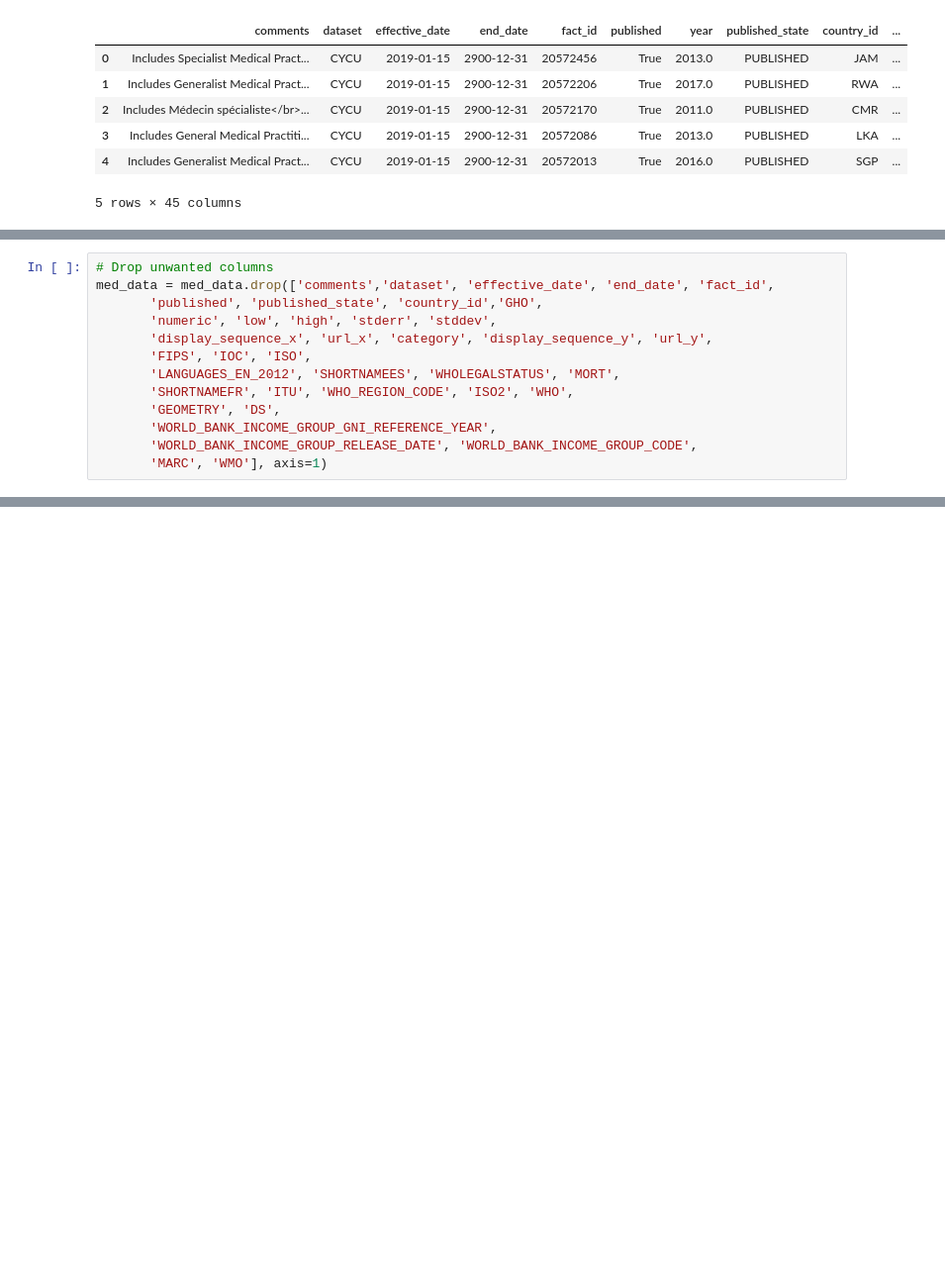
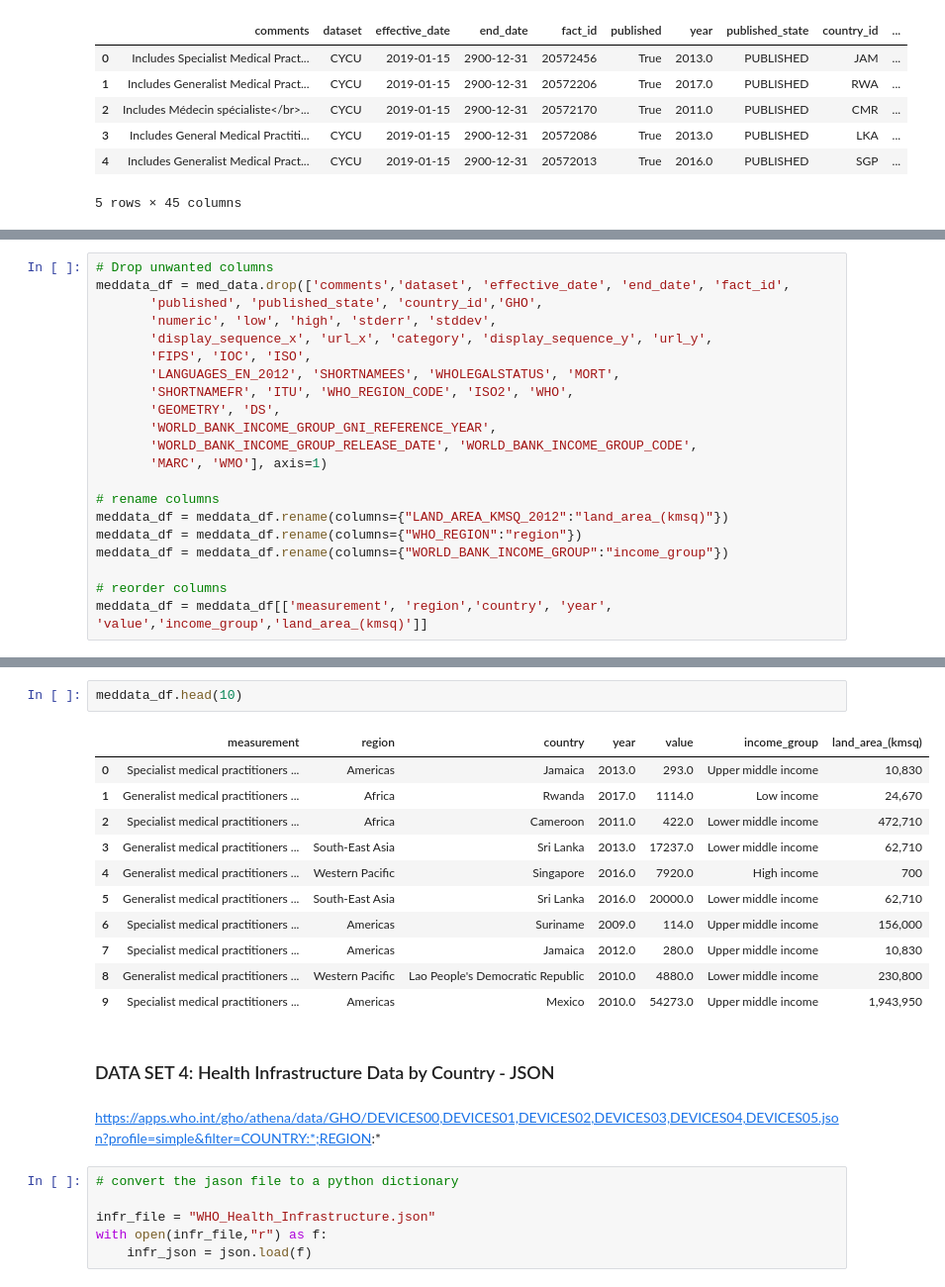
Before and after one commit to lwensley/project-2, a Jupyter notebook: Project 2 ETL.ipynb, the cells around one changed output, grey strips where cells are left out. Shown at 99% size. Drawn from its saved outputs; the diff is of its cells as text; blank space fills up the shorter version.

```diff
--- a/Project 2 ETL.ipynb
+++ b/Project 2 ETL.ipynb
@@ -452,7 +539,7 @@ Index(['comments', 'dataset', 'effective_date', 'end_date', 'fact_id',
       dtype='object')
 # %%
 # Drop unwanted columns
-med_data = med_data.drop(['comments','dataset', 'effective_date', 'end_date', 'fact_id',
+meddata_df = med_data.drop(['comments','dataset', 'effective_date', 'end_date', 'fact_id',
        'published', 'published_state', 'country_id','GHO',
        'numeric', 'low', 'high', 'stderr', 'stddev',
        'display_sequence_x', 'url_x', 'category', 'display_sequence_y', 'url_y',
@@ -463,3 +550,11 @@ med_data = med_data.drop(['comments','dataset', 'effective_date', 'end_date', 'f
        'WORLD_BANK_INCOME_GROUP_GNI_REFERENCE_YEAR',
        'WORLD_BANK_INCOME_GROUP_RELEASE_DATE', 'WORLD_BANK_INCOME_GROUP_CODE',
        'MARC', 'WMO'], axis=1)
+
+# rename columns
+meddata_df = meddata_df.rename(columns={"LAND_AREA_KMSQ_2012":"land_area_(kmsq)"})
+meddata_df = meddata_df.rename(columns={"WHO_REGION":"region"})
+meddata_df = meddata_df.rename(columns={"WORLD_BANK_INCOME_GROUP":"income_group"})
+
+# reorder columns
+meddata_df = meddata_df[['measurement', 'region','country', 'year', 'value','income_group','land_area_(kmsq)']]
@@ -486,0 +561,24 @@ med_data
+# %%
+meddata_df.head(10)
+# %% [output]
+|  | measurement | region | country | year | value | income_group | land_area_(kmsq) |
+| 0 | Specialist medical practitioners ... | Americas | Jamaica | 2013.0 | 293.0 | Upper middle income | 10,830 |
+| 1 | Generalist medical practitioners ... | Africa | Rwanda | 2017.0 | 1114.0 | Low income | 24,670 |
+| 2 | Specialist medical practitioners ... | Africa | Cameroon | 2011.0 | 422.0 | Lower middle income | 472,710 |
+| 3 | Generalist medical practitioners ... | South-East Asia | Sri Lanka | 2013.0 | 17237.0 | Lower middle income | 62,710 |
+| 4 | Generalist medical practitioners ... | Western Pacific | Singapore | 2016.0 | 7920.0 | High income | 700 |
+| 5 | Generalist medical practitioners ... | South-East Asia | Sri Lanka | 2016.0 | 20000.0 | Lower middle income | 62,710 |
+| 6 | Specialist medical practitioners ... | Americas | Suriname | 2009.0 | 114.0 | Upper middle income | 156,000 |
+| 7 | Specialist medical practitioners ... | Americas | Jamaica | 2012.0 | 280.0 | Upper middle income | 10,830 |
+| 8 | Generalist medical practitioners ... | Western Pacific | Lao People's Democratic Republic | 2010.0 | 4880.0 | Lower middle income | 230,800 |
+| 9 | Specialist medical practitioners ... | Americas | Mexico | 2010.0 | 54273.0 | Upper middle income | 1,943,950 |
+# %% [markdown]
+### DATA SET 4: Health Infrastructure Data by Country - JSON
+# %% [markdown]
+https://apps.who.int/gho/athena/data/GHO/DEVICES00,DEVICES01,DEVICES02,DEVICES03,DEVICES04,DEVICES05.json?profile=simple&filter=COUNTRY:*;REGION:*
+# %%
+# convert the jason file to a python dictionary
+
+infr_file = "WHO_Health_Infrastructure.json"
+with open(infr_file,"r") as f:
+    infr_json = json.load(f)
```
Also changed, not shown: parts of 38 cells of this notebook, 1 other file.
